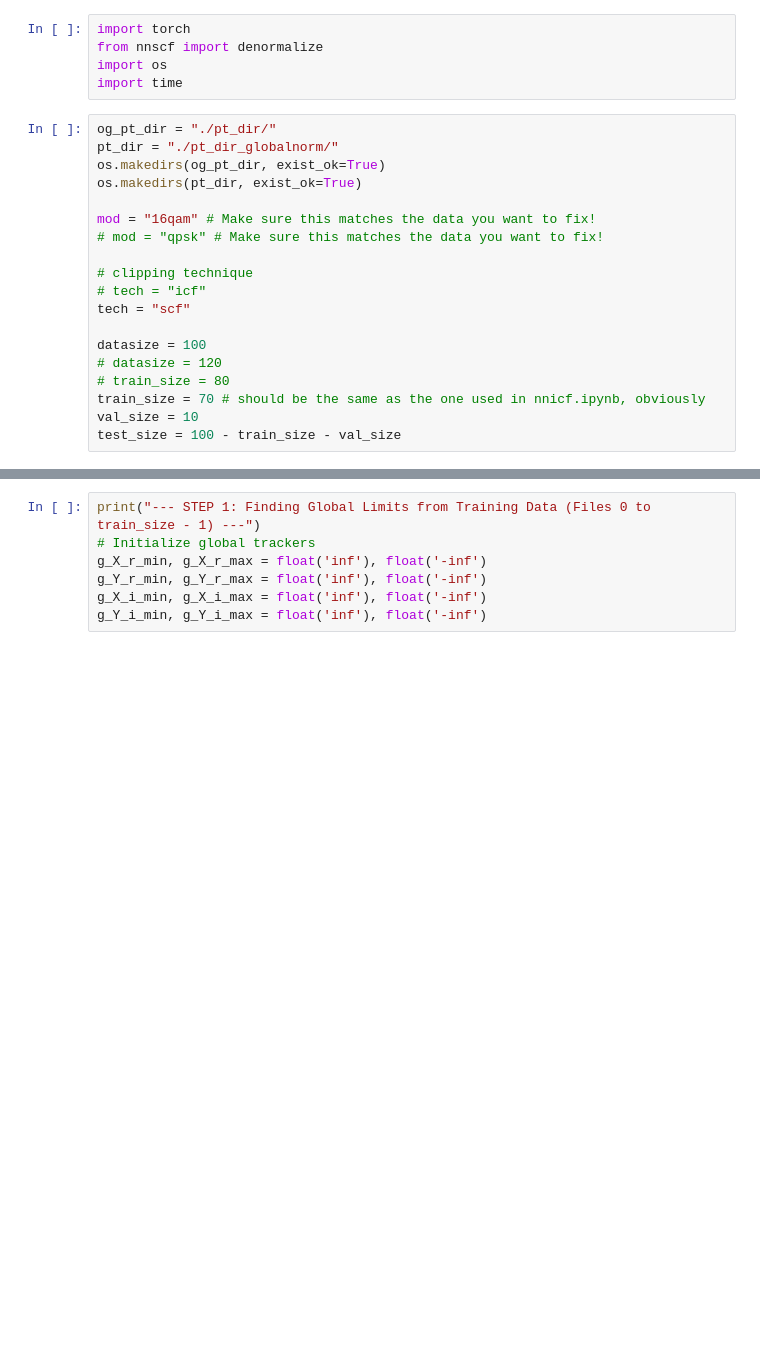
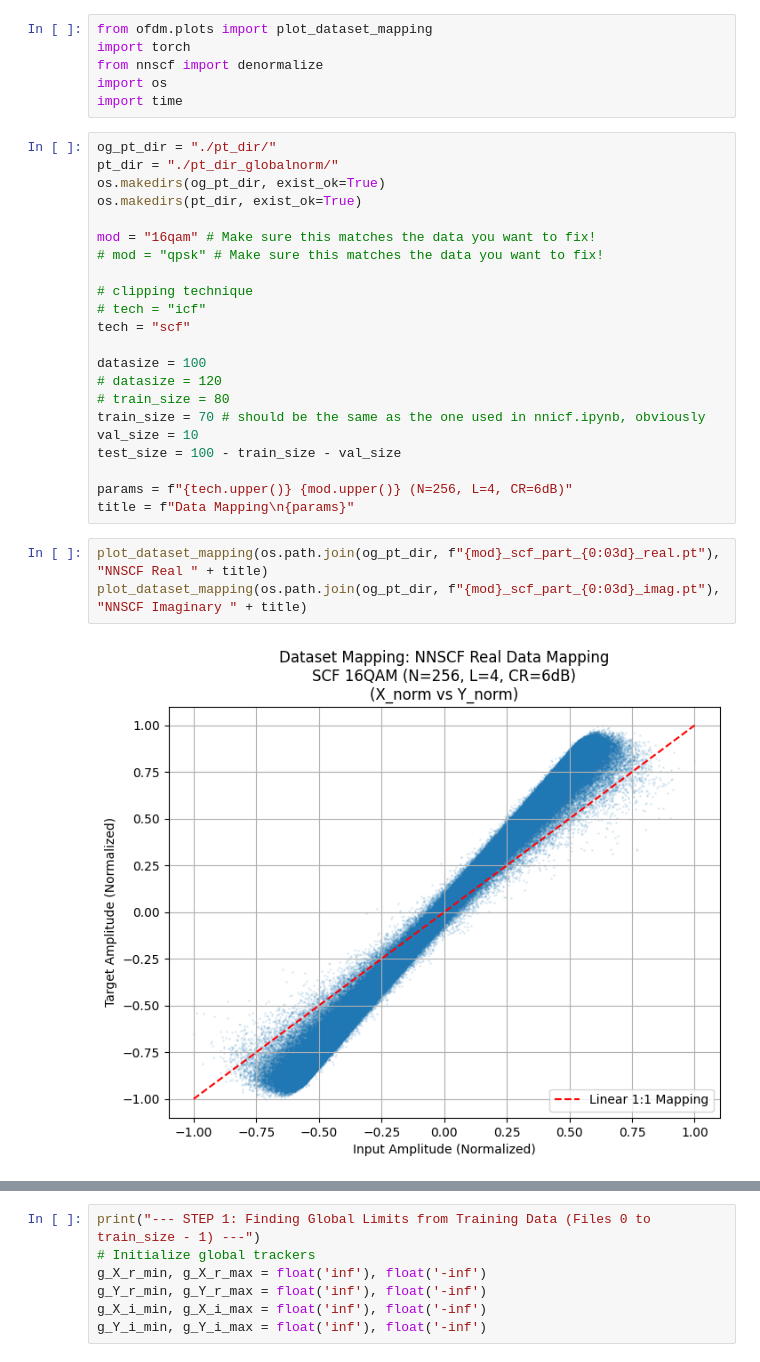
Before and after one commit to skipcl4ss/ml-ofdm-papr-reduction, a Jupyter notebook: renormalization.ipynb, the cells around one changed output, grey strips where cells are left out. Drawn from its saved outputs; the diff is of its cells as text; blank space fills up the shorter version.

```diff
--- a/renormalization.ipynb
+++ b/renormalization.ipynb
@@ -1,4 +1,5 @@
 # %%
+from ofdm.plots import plot_dataset_mapping
 import torch
 from nnscf import denormalize
 import os
@@ -22,3 +23,11 @@ datasize = 100
 train_size = 70 # should be the same as the one used in nnicf.ipynb, obviously
 val_size = 10
 test_size = 100 - train_size - val_size
+
+params = f"{tech.upper()} {mod.upper()} (N=256, L=4, CR=6dB)"
+title = f"Data Mapping\n{params}"
+# %%
+plot_dataset_mapping(os.path.join(og_pt_dir, f"{mod}_scf_part_{0:03d}_real.pt"), "NNSCF Real " + title)
+plot_dataset_mapping(os.path.join(og_pt_dir, f"{mod}_scf_part_{0:03d}_imag.pt"), "NNSCF Imaginary " + title)
+# %% [output]
+[figure, added]
```
Also changed, not shown: parts of 5 cells of this notebook, 8 other files.
